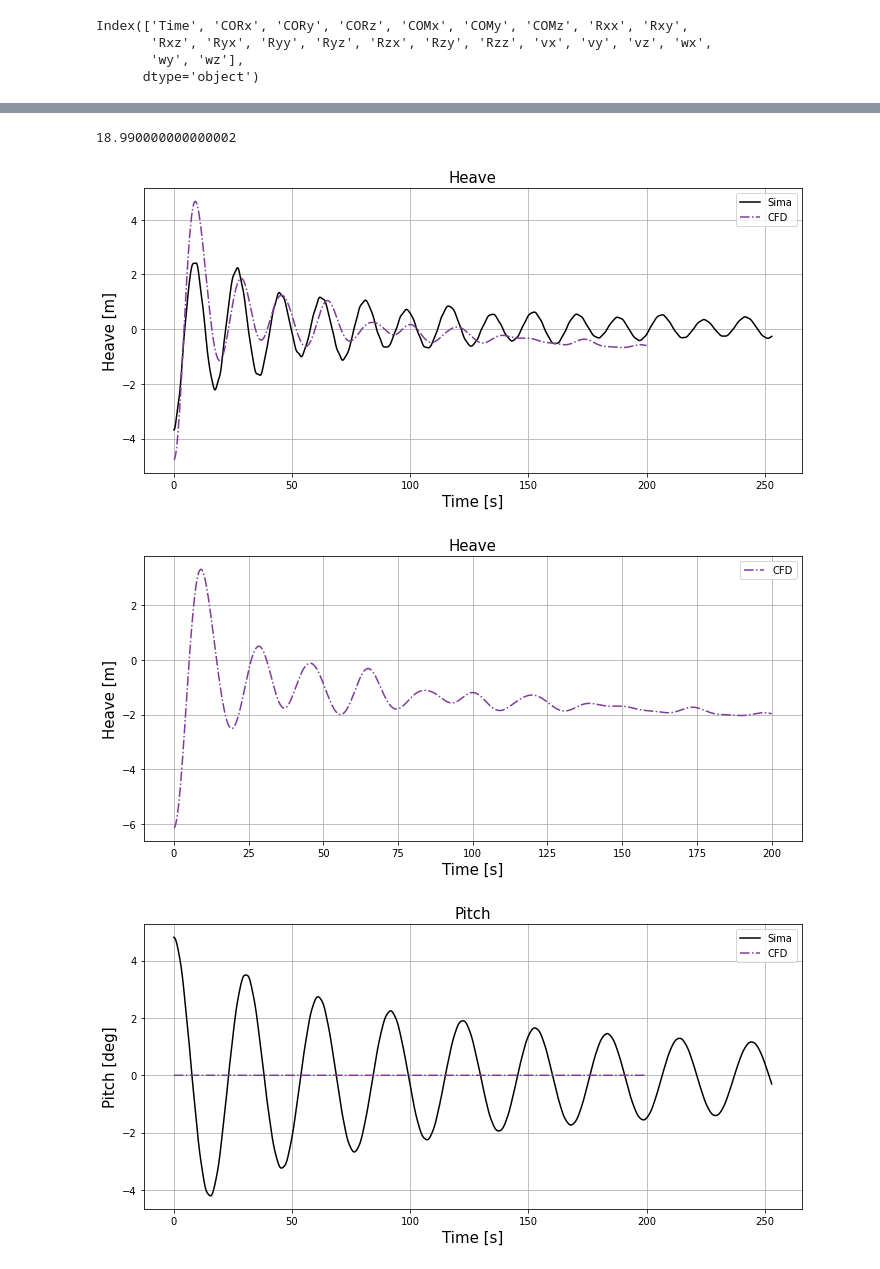
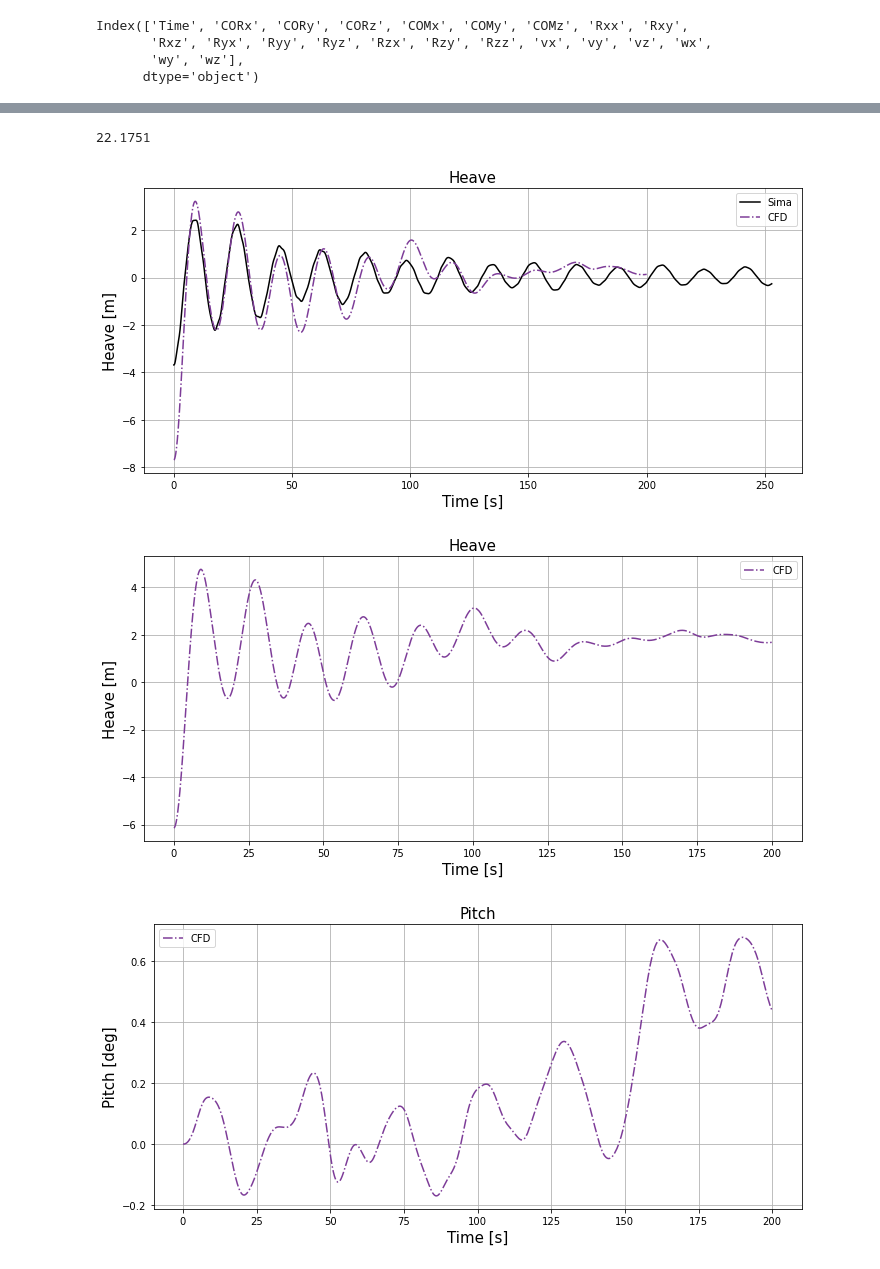
Before and after one commit to philocfd/Windturbine, a Jupyter notebook: freeDecay/heave.ipynb, the cells around one changed output, grey strips where cells are left out. Drawn from its saved outputs; the diff is of its cells as text; code cells hidden in the pictures.

```diff
--- a/freeDecay/heave.ipynb
+++ b/freeDecay/heave.ipynb
@@ -6,7 +6,7 @@ import numpy as np
 # %%
 work_dir = Path(r"D:\Work\2023\three_gorge")
 sima_path = work_dir/"suyu_freedecay_data.csv"
-cfd_path = work_dir/"RB_DATA.dat"
+cfd_path = work_dir/"heave/RB_DATA.dat"
 # %%
 sima_data_df = pd.read_csv(sima_path)
 sima_data_df.head()
@@ -111,7 +103,7 @@ cfd_local_minima_df
 # %%
 print(cfd_local_minima_df["Period"].mean())
 # %% [output]
-18.990000000000002
+22.1751
 # %%
 cfd_data_df.to_csv(work_dir/"heave"/"cfd_heave.csv")
 # %%
@@ -124,9 +116,9 @@ ax.set_xlabel("Time [s]",fontsize=15)
 ax.set_ylabel ("Heave [m]", fontsize=15)
 ax.set_title("Heave", fontsize=15)
 fig.tight_layout()
-plt.savefig(work_dir/"heave_finemesh.jpg", bbox_inches="tight", dpi=400)
+plt.savefig(work_dir/"heave/heave_finemesh.jpg", bbox_inches="tight", dpi=400)
 # %% [output]
-[figure, old version]
+[figure, new version]
 # %%
 fig,ax = plt.subplots(figsize=(10,5))
 # ax.plot(sima_data_df["Time [s]"],-sima_data_df["heave [m]"], "-", color="#000000", fillstyle="none",markersize=12, label="Sima" )
@@ -139,7 +131,7 @@ ax.set_title("Heave", fontsize=15)
 fig.tight_layout()
 plt.savefig(work_dir/"heave.jpg", bbox_inches="tight", dpi=400)
 # %% [output]
-[figure, old version]
+[figure, new version]
 # %%
 def get_euler_angles(df):
     orientation = df[['Rxx', 'Rxy','Rxz', 'Ryx', 'Ryy', 'Ryz', 'Rzx', 'Rzy', 'Rzz']].values
@@ -155,17 +147,17 @@ def get_euler_angles(df):
 cfd_data_df[['Roll', 'Pitch', 'Yaw']] = cfd_data_df.apply(get_euler_angles, axis=1, result_type='expand')
 # %%
 fig,ax = plt.subplots(figsize=(10,5))
-ax.plot(sima_data_df["Time [s]"],sima_data_df["pitch [deg]"], "-", color="#000000", fillstyle="none",markersize=12, label="Sima" )
+# ax.plot(sima_data_df["Time [s]"],sima_data_df["pitch [deg]"], "-", color="#000000", fillstyle="none",markersize=12, label="Sima" )
 ax.plot(cfd_data_df['Time'], cfd_data_df['Pitch'], "-.", color="#7D3C98",fillstyle="none",markersize=12,label="CFD")
 ax.legend()
 ax.grid()
 ax.set_xlabel("Time [s]",fontsize=15)
 ax.set_ylabel ("Pitch [deg]", fontsize=15)
 ax.set_title("Pitch", fontsize=15)
 fig.tight_layout()
 plt.savefig(work_dir/"pitch_coarse_mesh.jpg", bbox_inches="tight", dpi=400)
 # %% [output]
-[figure, old version]
+[figure, new version]
 # %%
 cfd_data_df
 # %% [output]
```
Also changed, not shown: parts of 7 cells of this notebook, 2 other files.
